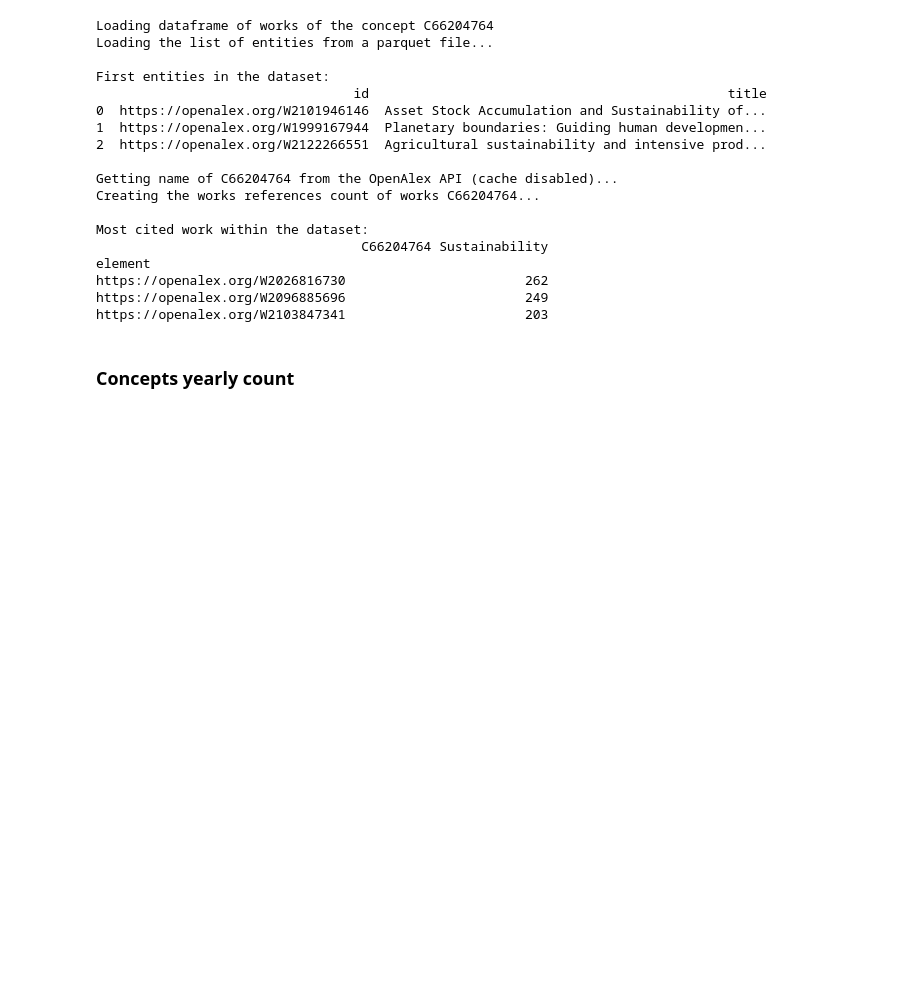
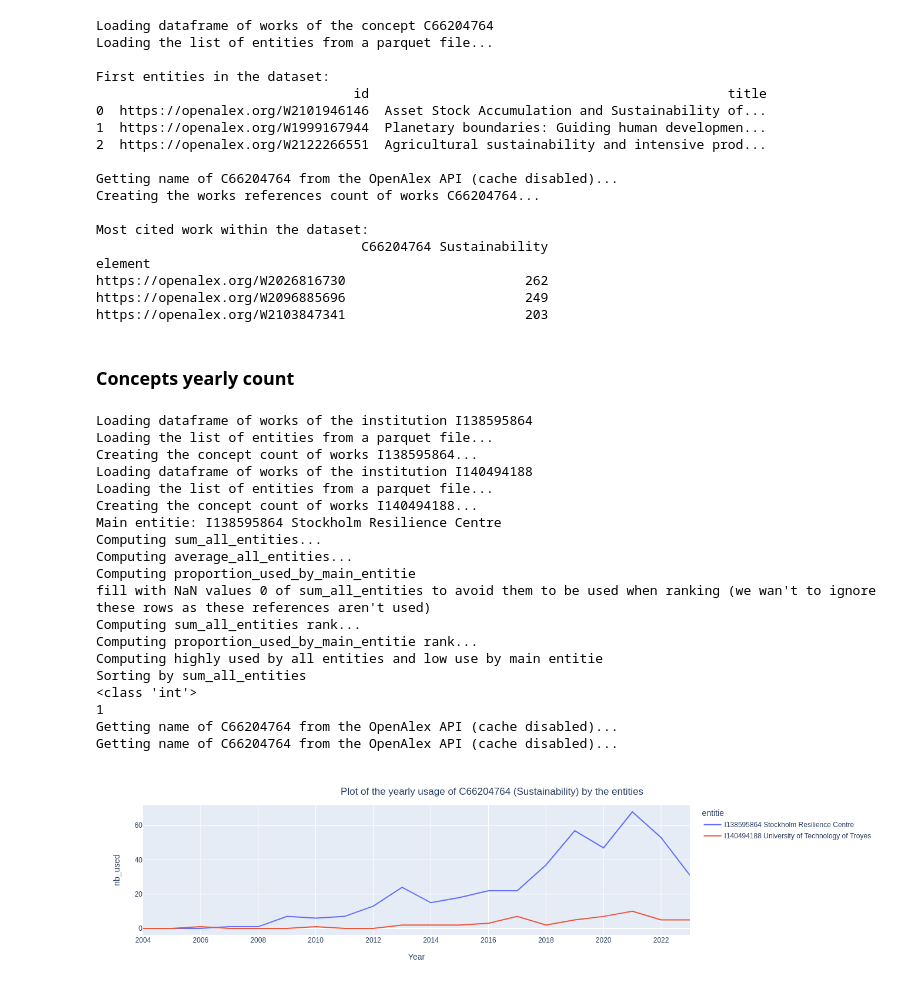
Before and after one commit to romain894/openalex-analysis, a Jupyter notebook: README_examples.ipynb, the cells around one changed output. Saved outputs shown, nothing was run; the diff lists cells and outputs as text; code cells hidden in the pictures; blank space fills up the shorter version.

```diff
--- a/README_examples.ipynb
+++ b/README_examples.ipynb
@@ -45,3 +45,53 @@ https://openalex.org/W2096885696                       249
 https://openalex.org/W2103847341                       203
 # %% [markdown]
 ### Concepts yearly count
+# %%
+from openalex_analysis.plot import InstitutionsPlot, WorksPlot
+
+concept_sustainability_id = 'C66204764'
+# create the filter for the API to get only the articles about sustainability
+sustainability_concept_filter = {"concepts": {"id": concept_sustainability_id}}
+
+# set the years we want to count
+count_years = list(range(2004, 2024))
+
+institution_ids_list = ["I138595864", "I140494188"]
+institution_names_list = ["Stockholm Resilience Centre", "University of Technology of Troyes"]
+
+# create an lis
+entities_ref_to_count = [None] * len(institution_ids_list)
+for i in range(len(institution_ids_list)):
+    entities_ref_to_count[i] = {'entitie_from_id': institution_ids_list[i],
+                                'extra_filters': sustainability_concept_filter,
+                                'entitie_name': institution_names_list[i]}
+
+
+wplt = WorksPlot()
+wplt.create_element_used_count_array('concept', entities_ref_to_count, count_years = count_years)
+
+wplt.add_statistics_to_element_count_array(sort_by = 'sum_all_entities', min_concept_level = 2)
+
+wplt.get_figure_time_series_element_used_by_entities().write_image("Plot_yearly_usage_sustainability_SRC_UTT.svg", width=1200)
+
+wplt.get_figure_time_series_element_used_by_entities()
+# %% [output]
+Loading dataframe of works of the institution I138595864
+Loading the list of entities from a parquet file...
+Creating the concept count of works I138595864...
+Loading dataframe of works of the institution I140494188
+Loading the list of entities from a parquet file...
+Creating the concept count of works I140494188...
+Main entitie: I138595864 Stockholm Resilience Centre
+Computing sum_all_entities...
+Computing average_all_entities...
+Computing proportion_used_by_main_entitie
+fill with NaN values 0 of sum_all_entities to avoid them to be used when ranking (we wan't to ignore these rows as these references aren't used)
+Computing sum_all_entities rank...
+Computing proportion_used_by_main_entitie rank...
+Computing highly used by all entities and low use by main entitie
+Sorting by sum_all_entities
+<class 'int'>
+1
+Getting name of C66204764 from the OpenAlex API (cache disabled)...
+Getting name of C66204764 from the OpenAlex API (cache disabled)...
+[figure, added]
```
Also changed, not shown: 2 other files.
